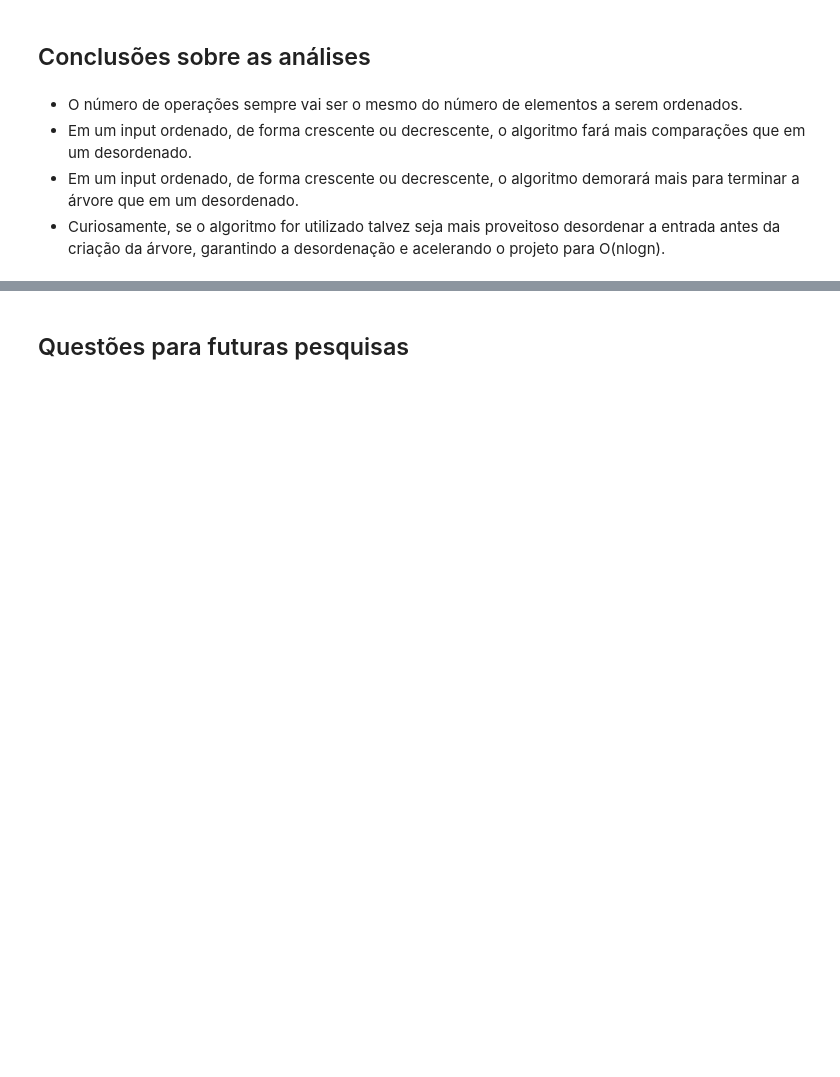
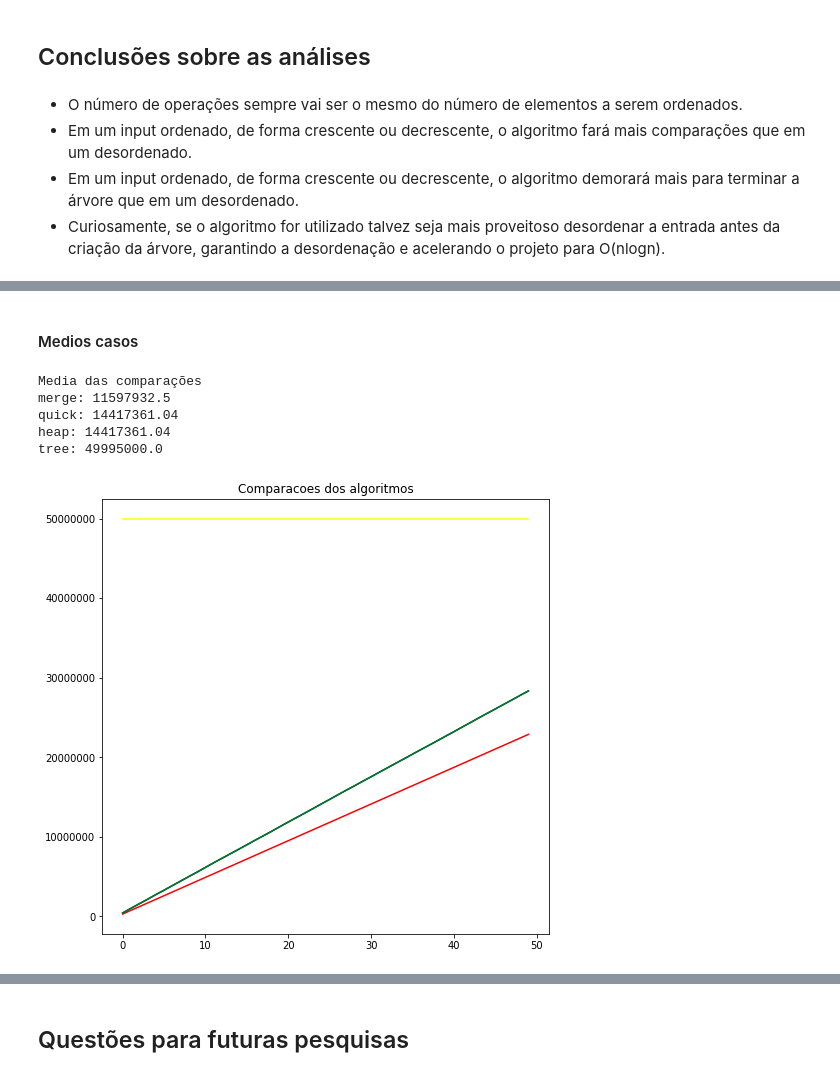
Before and after one commit to svhenrique/ufal, a Jupyter notebook: PAA/TreeSortAnalise.ipynb, the cells around one changed output, grey strips where cells are left out. Drawn from its saved outputs; the diff is of its cells as text; code cells hidden in the pictures; blank space fills up the shorter version.

```diff
--- a/PAA/TreeSortAnalise.ipynb
+++ b/PAA/TreeSortAnalise.ipynb
@@ -472,0 +800,28 @@ plt.show()
+# %% [markdown]
+#### Medios casos
+# %%
+# comparacoes
+print('Media das comparações')
+
+algoritmos = ['merge', 'quick', 'heap', 'tree']
+c = 0
+for algoritmo in [merge, quick, heap, tree]:
+  valores = [valor['comparacoes'] for valor in algoritmo['medio']]
+  print('{}: {}'.format(algoritmos[c], sum(valores)/len(valores)))
+  c += 1
+
+plt.figure(figsize=(8, 8))
+plt.plot([analise['comparacoes'] for analise in merge['medio']], color='red')
+plt.plot([analise['comparacoes'] for analise in quick['medio']], color='blue')
+plt.plot([analise['comparacoes'] for analise in heap['medio']], color='green')
+plt.plot([analise['comparacoes'] for analise in tree['medio']], color='yellow')
+plt.ticklabel_format(style = 'plain')
+plt.title('Comparacoes dos algoritmos')
+plt.show()
+# %% [output]
+Media das comparações
+merge: 11597932.5
+quick: 14417361.04
+heap: 14417361.04
+tree: 49995000.0
+[figure, added]
```
Also changed, not shown: parts of 31 cells of this notebook.
